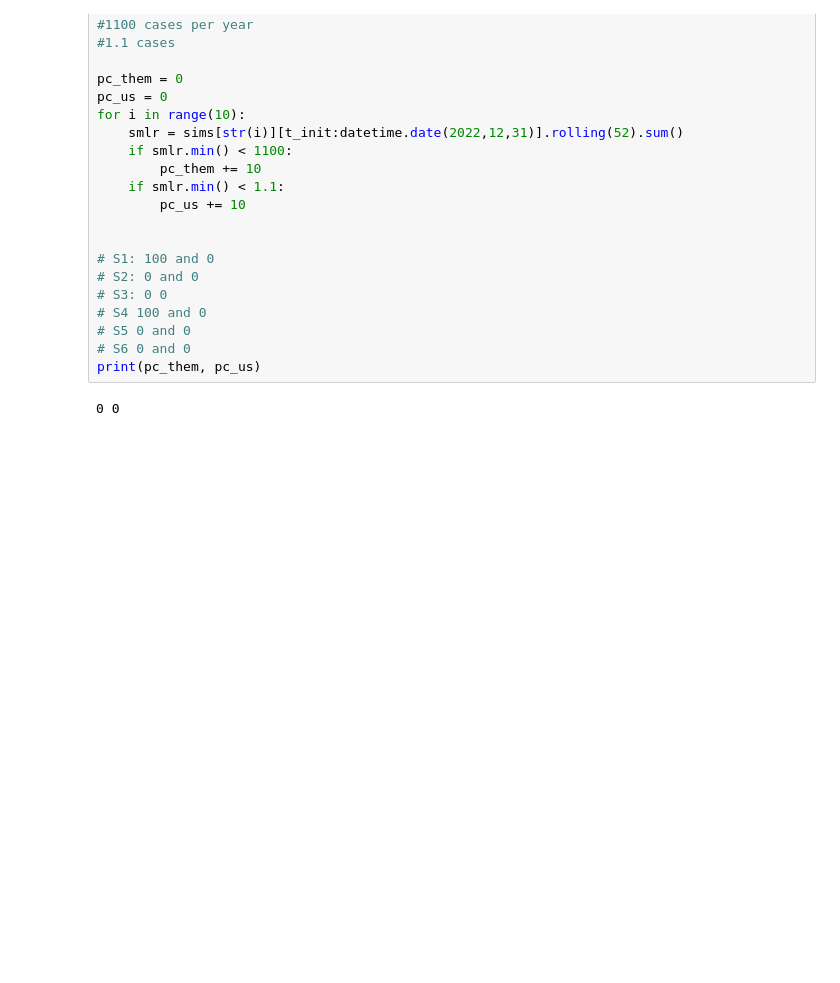
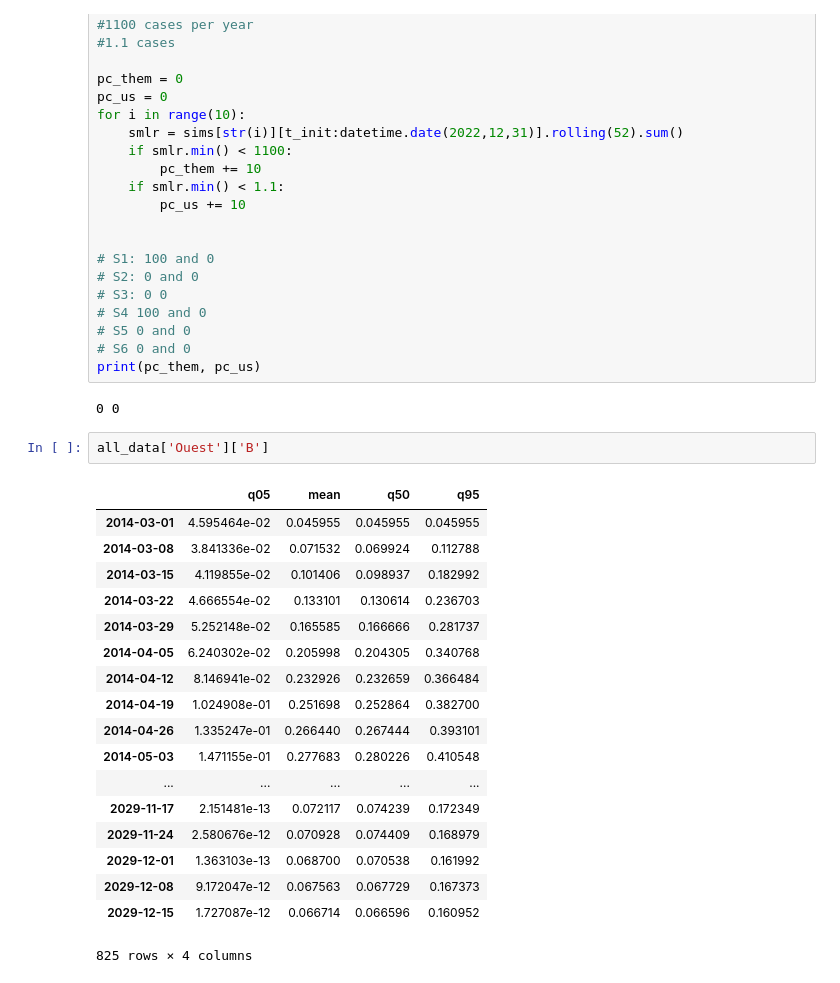
Before and after one commit to jcblemai/haiti-mass-ocv-campaign, a Jupyter notebook: forecast.ipynb, the cells around one changed output. Saved outputs shown, nothing was run; the diff lists cells and outputs as text; blank space fills up the shorter version.

```diff
--- a/forecast.ipynb
+++ b/forecast.ipynb
@@ -565,3 +565,24 @@ for i in range(10):
 print(pc_them, pc_us)
 # %% [output]
 0 0
+# %%
+all_data['Ouest']['B']
+# %% [output]
+|  | q05 | mean | q50 | q95 |
+| 2014-03-01 | 4.595464e-02 | 0.045955 | 0.045955 | 0.045955 |
+| 2014-03-08 | 3.841336e-02 | 0.071532 | 0.069924 | 0.112788 |
+| 2014-03-15 | 4.119855e-02 | 0.101406 | 0.098937 | 0.182992 |
+| 2014-03-22 | 4.666554e-02 | 0.133101 | 0.130614 | 0.236703 |
+| 2014-03-29 | 5.252148e-02 | 0.165585 | 0.166666 | 0.281737 |
+| 2014-04-05 | 6.240302e-02 | 0.205998 | 0.204305 | 0.340768 |
+| 2014-04-12 | 8.146941e-02 | 0.232926 | 0.232659 | 0.366484 |
+| 2014-04-19 | 1.024908e-01 | 0.251698 | 0.252864 | 0.382700 |
+| 2014-04-26 | 1.335247e-01 | 0.266440 | 0.267444 | 0.393101 |
+| 2014-05-03 | 1.471155e-01 | 0.277683 | 0.280226 | 0.410548 |
+| ... | ... | ... | ... | ... |
+| 2029-11-17 | 2.151481e-13 | 0.072117 | 0.074239 | 0.172349 |
+| 2029-11-24 | 2.580676e-12 | 0.070928 | 0.074409 | 0.168979 |
+| 2029-12-01 | 1.363103e-13 | 0.068700 | 0.070538 | 0.161992 |
+| 2029-12-08 | 9.172047e-12 | 0.067563 | 0.067729 | 0.167373 |
+| 2029-12-15 | 1.727087e-12 | 0.066714 | 0.066596 | 0.160952 |
+825 rows × 4 columns
```
Also changed, not shown: parts of 4 cells of this notebook, 8 other files.
